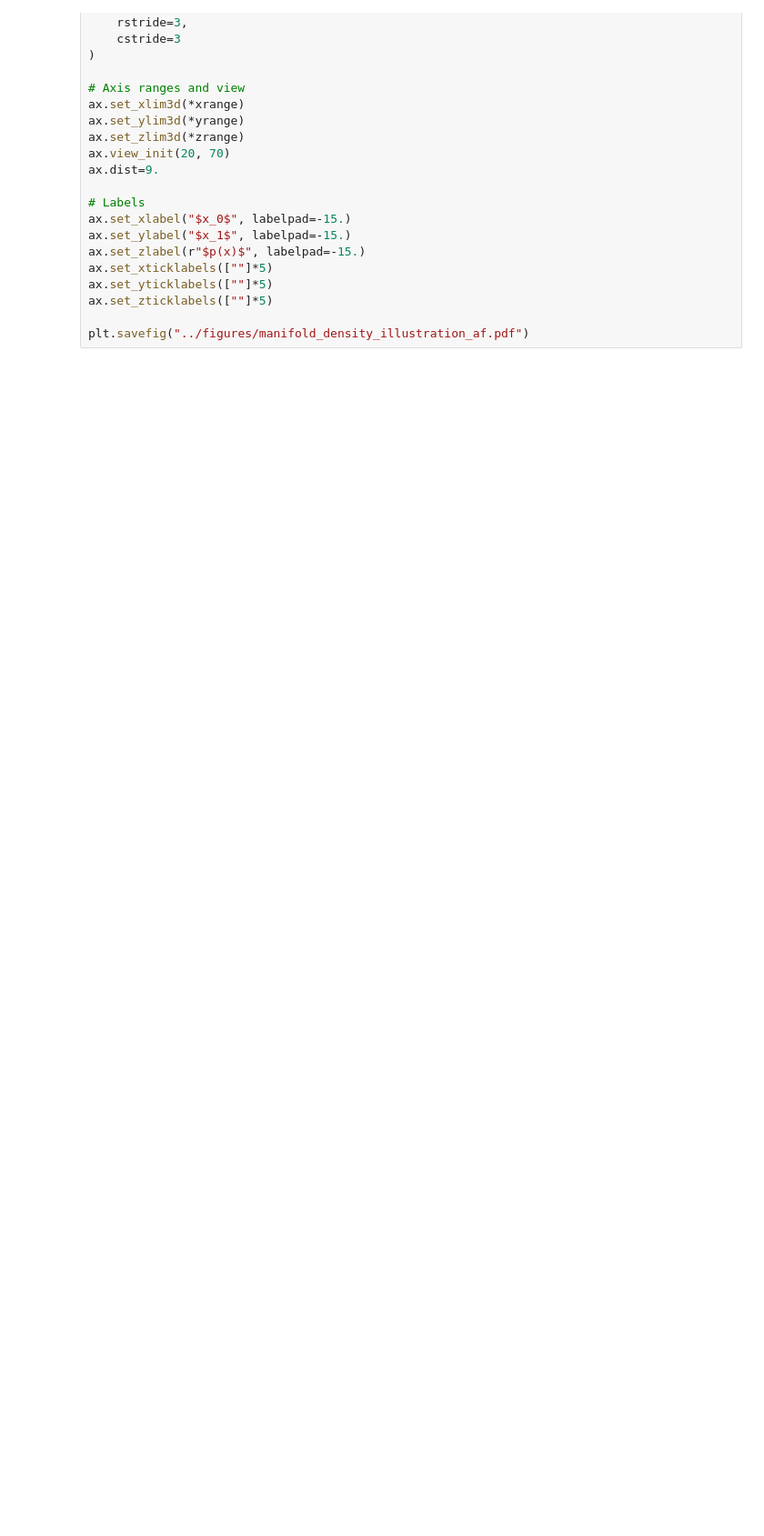
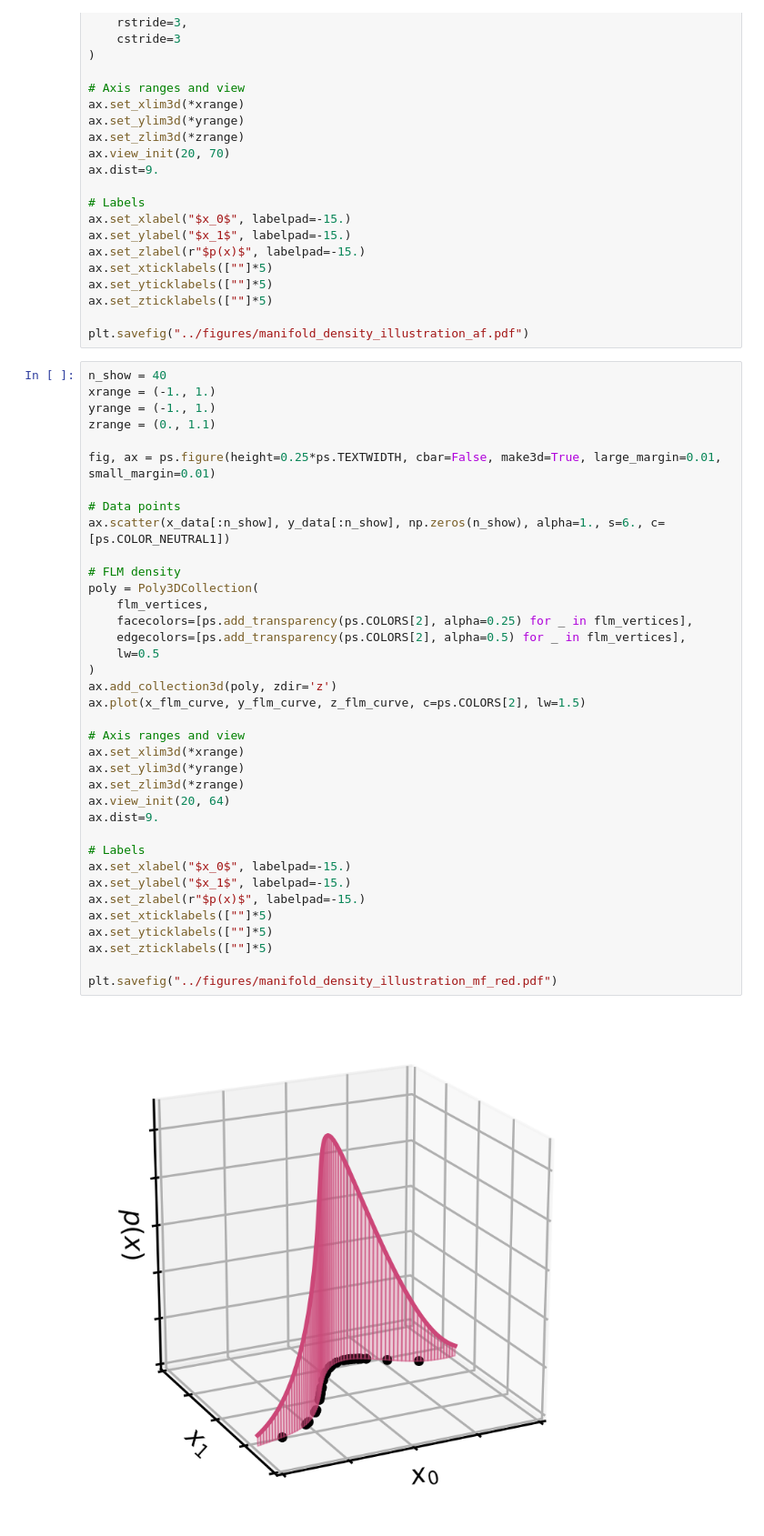
Before and after one commit to johannbrehmer/manifold-flow, a Jupyter notebook: experiments/notebooks/sketch.ipynb, the cells around one changed output. Shown at 91% size. Drawn from its saved outputs; the diff is of its cells as text; blank space fills up the shorter version.

Commit message:
Lots of small plotting shenanigans

```diff
--- a/experiments/notebooks/sketch.ipynb
+++ b/experiments/notebooks/sketch.ipynb
@@ -160,6 +160,45 @@ ax.set_yticklabels([""]*5)
 ax.set_zticklabels([""]*5)
 
 plt.savefig("../figures/manifold_density_illustration_af.pdf")
+# %%
+n_show = 40
+xrange = (-1., 1.)
+yrange = (-1., 1.)
+zrange = (0., 1.1)
+
+fig, ax = ps.figure(height=0.25*ps.TEXTWIDTH, cbar=False, make3d=True, large_margin=0.01, small_margin=0.01)
+
+# Data points
+ax.scatter(x_data[:n_show], y_data[:n_show], np.zeros(n_show), alpha=1., s=6., c=[ps.COLOR_NEUTRAL1])
+
+# FLM density
+poly = Poly3DCollection(
+    flm_vertices,
+    facecolors=[ps.add_transparency(ps.COLORS[2], alpha=0.25) for _ in flm_vertices],
+    edgecolors=[ps.add_transparency(ps.COLORS[2], alpha=0.5) for _ in flm_vertices],
+    lw=0.5
+)
+ax.add_collection3d(poly, zdir='z')
+ax.plot(x_flm_curve, y_flm_curve, z_flm_curve, c=ps.COLORS[2], lw=1.5)
+
+# Axis ranges and view
+ax.set_xlim3d(*xrange)
+ax.set_ylim3d(*yrange)
+ax.set_zlim3d(*zrange)
+ax.view_init(20, 64)
+ax.dist=9.
+
+# Labels
+ax.set_xlabel("$x_0$", labelpad=-15.)
+ax.set_ylabel("$x_1$", labelpad=-15.)
+ax.set_zlabel(r"$p(x)$", labelpad=-15.)
+ax.set_xticklabels([""]*5)
+ax.set_yticklabels([""]*5)
+ax.set_zticklabels([""]*5)
+
+plt.savefig("../figures/manifold_density_illustration_mf_red.pdf")
+# %% [output]
+[figure, added]
 # %%
 n_show = 40
 xrange = (-1., 1.)
```
Also changed, not shown: parts of 1 cell of this notebook, 5 other files.
